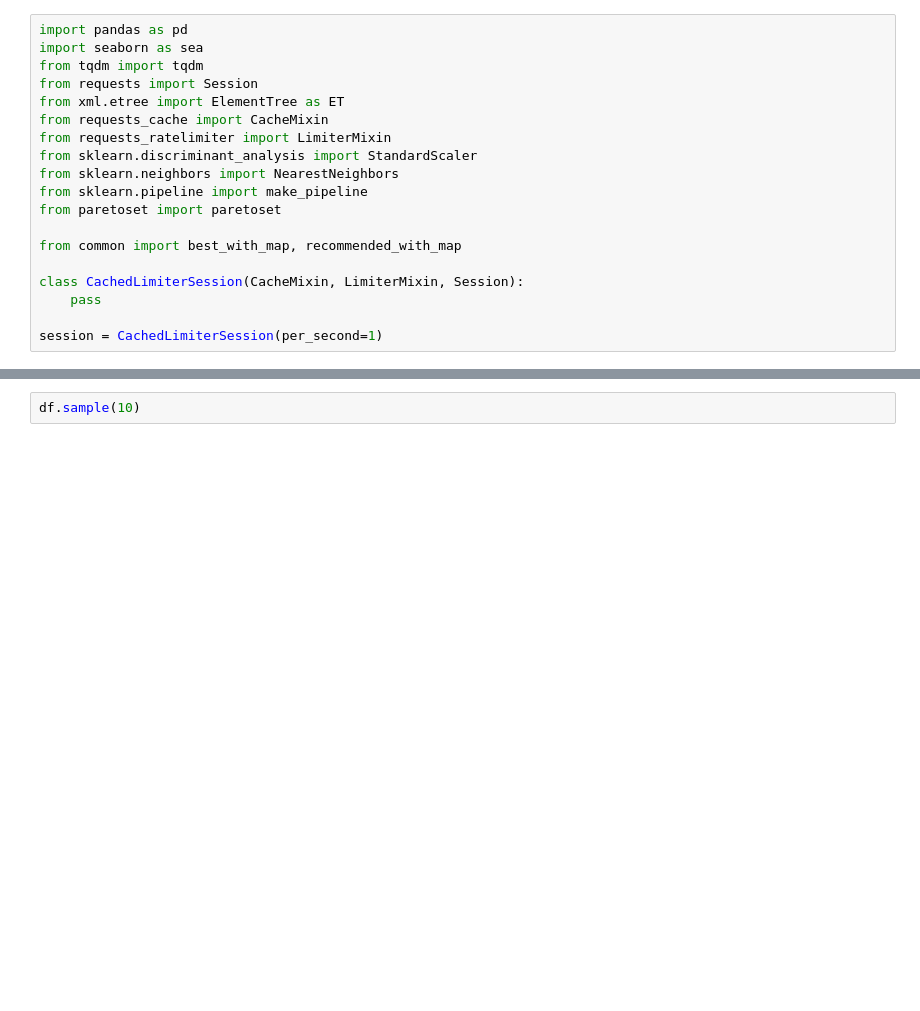
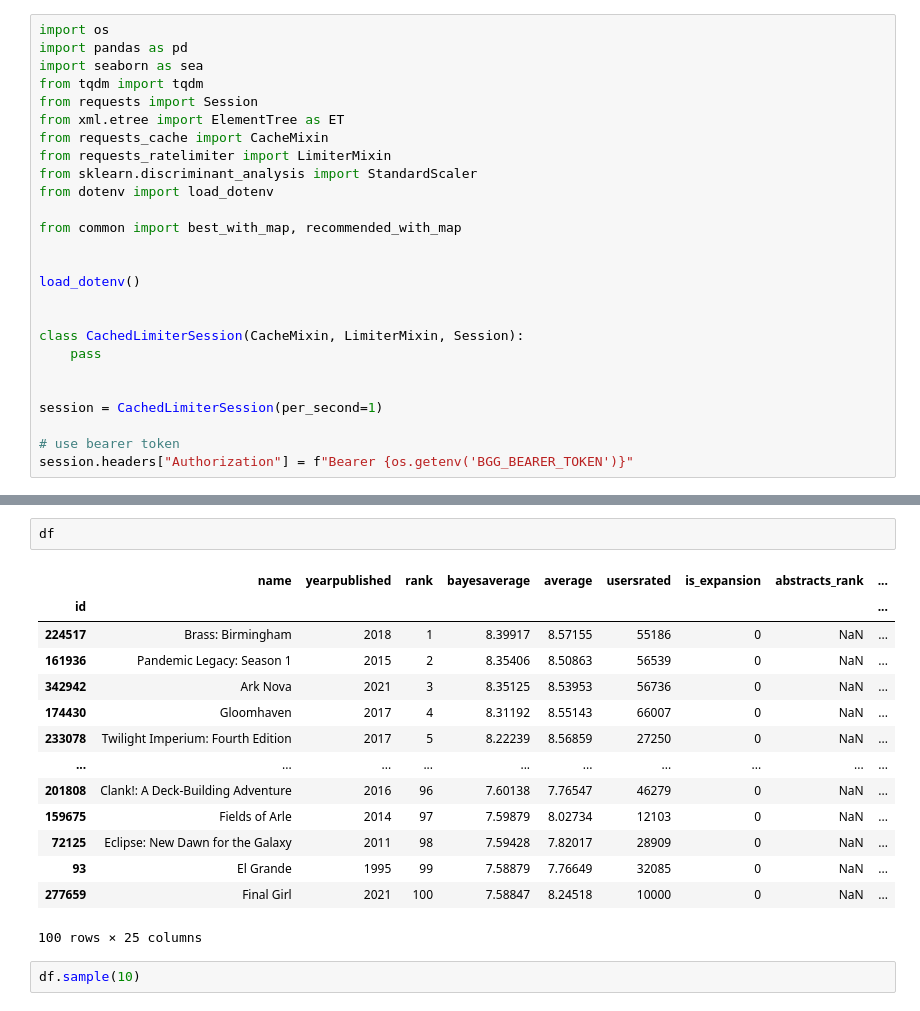
Before and after one commit to MarkDunne/bgg-filter, a Jupyter notebook: workbook.ipynb, the cells around one changed output, grey strips where cells are left out. Saved outputs shown, nothing was run; the diff lists cells and outputs as text; blank space fills up the shorter version.

```diff
--- a/workbook.ipynb
+++ b/workbook.ipynb
@@ -1,4 +1,5 @@
 # %%
+import os
 import pandas as pd
 import seaborn as sea
 from tqdm import tqdm
@@ -7,15 +8,21 @@ from xml.etree import ElementTree as ET
 from requests_cache import CacheMixin
 from requests_ratelimiter import LimiterMixin
 from sklearn.discriminant_analysis import StandardScaler
-from sklearn.neighbors import NearestNeighbors
-from sklearn.pipeline import make_pipeline
-from paretoset import paretoset
+from dotenv import load_dotenv
 
 from common import best_with_map, recommended_with_map
+
+
+load_dotenv()
+
 
 class CachedLimiterSession(CacheMixin, LimiterMixin, Session):
     pass
 
+
 session = CachedLimiterSession(per_second=1)
+
+# use bearer token
+session.headers["Authorization"] = f"Bearer {os.getenv('BGG_BEARER_TOKEN')}"
 # %%
 def chunk_list(lst: list, chunk_size: int):
@@ -65,3 +89,20 @@ df['recommmendedwith'] = df['recommmendedwith'].map(recommended_with_map)
+# %%
+df
+# %% [output]
+|  | name | yearpublished | rank | bayesaverage | average | usersrated | is_expansion | abstracts_rank | ... |
+| id |  |  |  |  |  |  |  |  | ... |
+| 224517 | Brass: Birmingham | 2018 | 1 | 8.39917 | 8.57155 | 55186 | 0 | NaN | ... |
+| 161936 | Pandemic Legacy: Season 1 | 2015 | 2 | 8.35406 | 8.50863 | 56539 | 0 | NaN | ... |
+| 342942 | Ark Nova | 2021 | 3 | 8.35125 | 8.53953 | 56736 | 0 | NaN | ... |
+| 174430 | Gloomhaven | 2017 | 4 | 8.31192 | 8.55143 | 66007 | 0 | NaN | ... |
+| 233078 | Twilight Imperium: Fourth Edition | 2017 | 5 | 8.22239 | 8.56859 | 27250 | 0 | NaN | ... |
+| ... | ... | ... | ... | ... | ... | ... | ... | ... | ... |
+| 201808 | Clank!: A Deck-Building Adventure | 2016 | 96 | 7.60138 | 7.76547 | 46279 | 0 | NaN | ... |
+| 159675 | Fields of Arle | 2014 | 97 | 7.59879 | 8.02734 | 12103 | 0 | NaN | ... |
+| 72125 | Eclipse: New Dawn for the Galaxy | 2011 | 98 | 7.59428 | 7.82017 | 28909 | 0 | NaN | ... |
+| 93 | El Grande | 1995 | 99 | 7.58879 | 7.76649 | 32085 | 0 | NaN | ... |
+| 277659 | Final Girl | 2021 | 100 | 7.58847 | 8.24518 | 10000 | 0 | NaN | ... |
+100 rows × 25 columns
 # %%
 df.sample(10)
 # %% [output]
```
Also changed, not shown: parts of 5 cells of this notebook, 51 other files.
